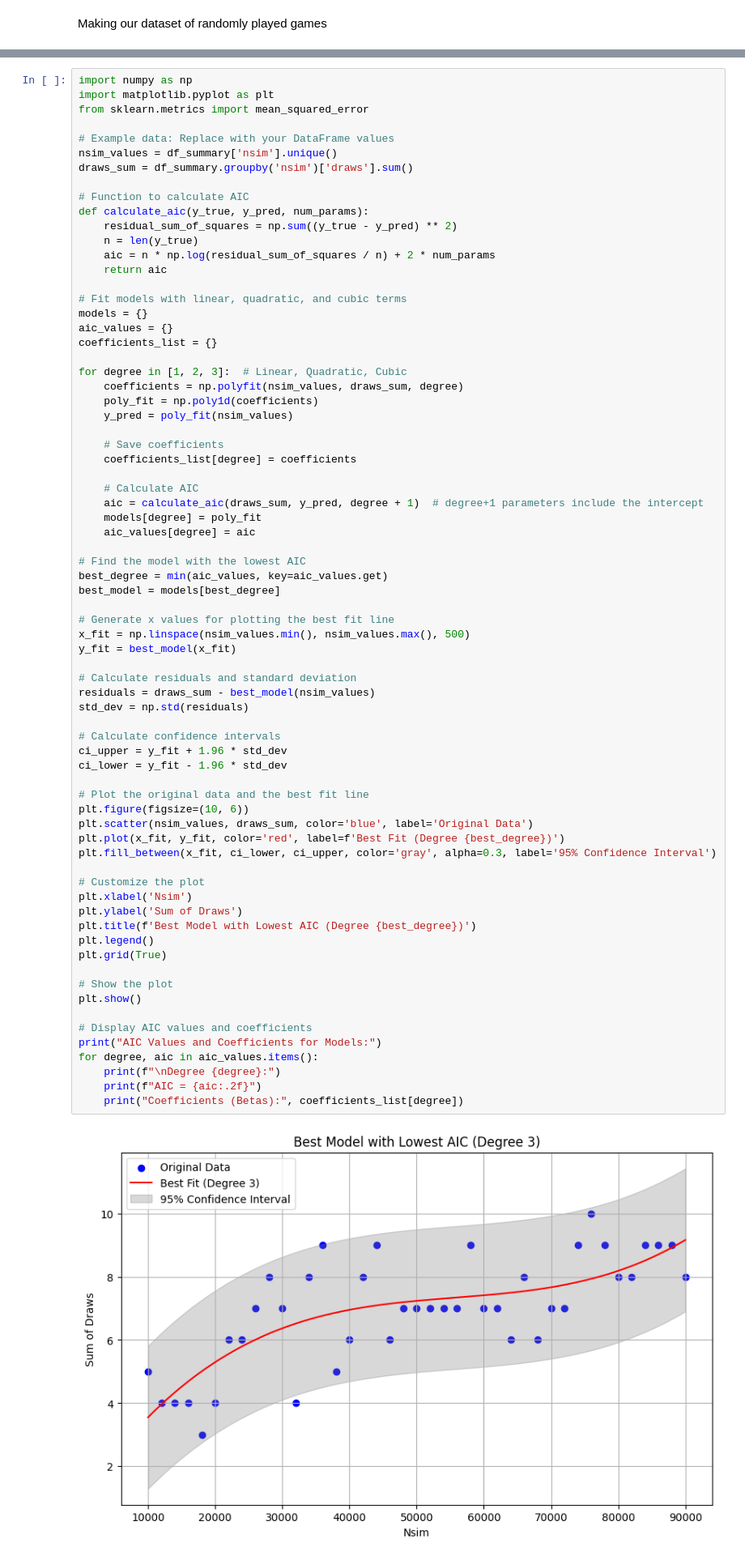
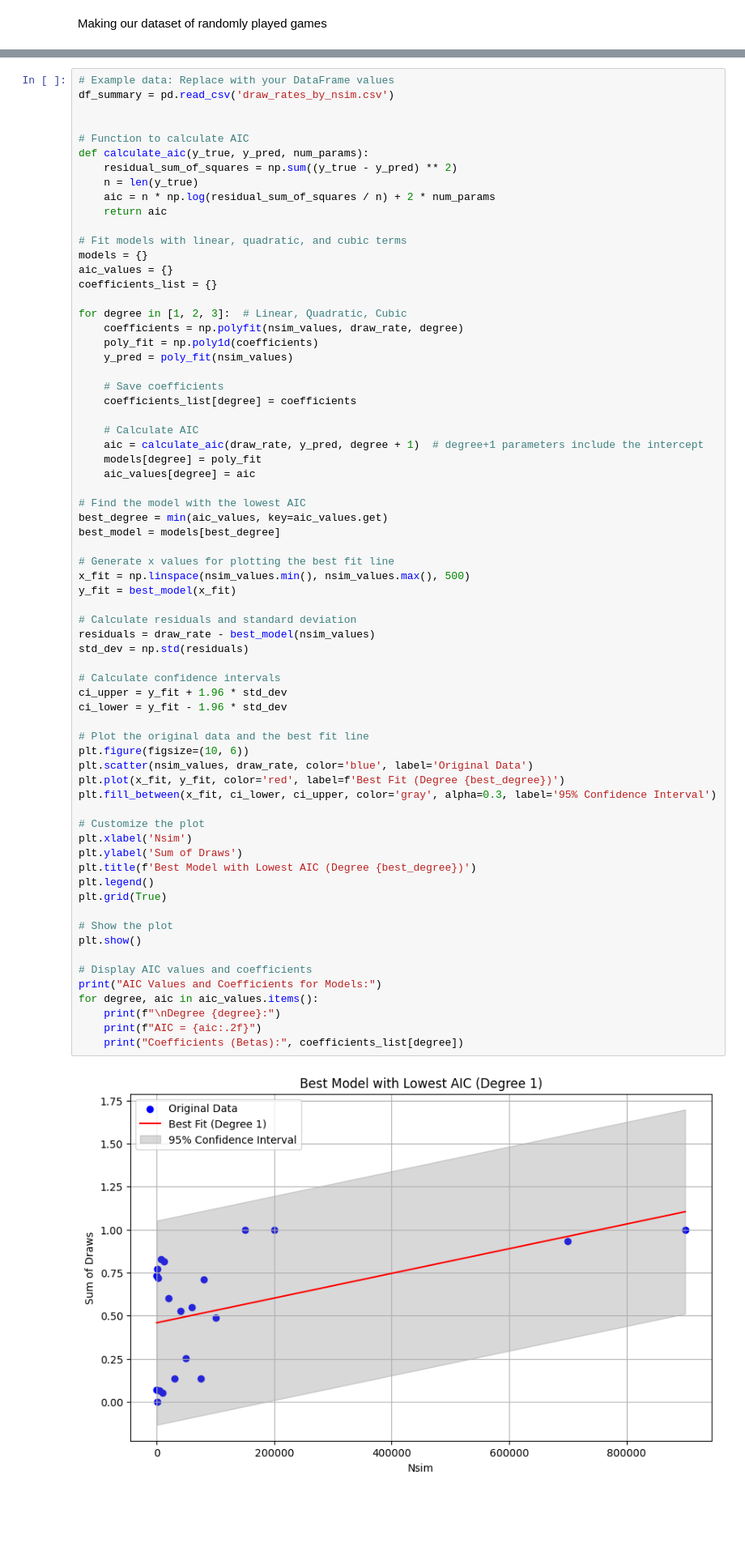
Before and after one commit to IanKeilman/TTTbot-, a Jupyter notebook: jic-jac-joe.ipynb, the cells around one changed output, grey strips where cells are left out. Shown: that part at 81% size. Drawn from its saved outputs; the diff is of its cells as text; blank space fills up the shorter version.

```diff
--- a/jic-jac-joe.ipynb
+++ b/jic-jac-joe.ipynb
@@ -814,11 +404,7 @@ Name: draws, dtype: int64
 # %%
-import numpy as np
-import matplotlib.pyplot as plt
-from sklearn.metrics import mean_squared_error
+# Example data: Replace with your DataFrame values
+df_summary = pd.read_csv('draw_rates_by_nsim.csv')
 
-# Example data: Replace with your DataFrame values
-nsim_values = df_summary['nsim'].unique()
-draws_sum = df_summary.groupby('nsim')['draws'].sum()
 
 # Function to calculate AIC
 def calculate_aic(y_true, y_pred, num_params):
@@ -833,7 +419,7 @@ aic_values = {}
 coefficients_list = {}
 
 for degree in [1, 2, 3]:  # Linear, Quadratic, Cubic
-    coefficients = np.polyfit(nsim_values, draws_sum, degree)
+    coefficients = np.polyfit(nsim_values, draw_rate, degree)
     poly_fit = np.poly1d(coefficients)
     y_pred = poly_fit(nsim_values)
 
@@ -841,7 +427,7 @@ for degree in [1, 2, 3]:  # Linear, Quadratic, Cubic
     coefficients_list[degree] = coefficients
 
     # Calculate AIC
-    aic = calculate_aic(draws_sum, y_pred, degree + 1)  # degree+1 parameters include the intercept
+    aic = calculate_aic(draw_rate, y_pred, degree + 1)  # degree+1 parameters include the intercept
     models[degree] = poly_fit
     aic_values[degree] = aic
 
@@ -854,37 +440,37 @@ x_fit = np.linspace(nsim_values.min(), nsim_values.max(), 500)
 y_fit = best_model(x_fit)
 
 # Calculate residuals and standard deviation
-residuals = draws_sum - best_model(nsim_values)
+residuals = draw_rate - best_model(nsim_values)
 std_dev = np.std(residuals)
 
 # Calculate confidence intervals
 ci_upper = y_fit + 1.96 * std_dev
 ci_lower = y_fit - 1.96 * std_dev
 
 # Plot the original data and the best fit line
 plt.figure(figsize=(10, 6))
-plt.scatter(nsim_values, draws_sum, color='blue', label='Original Data')
+plt.scatter(nsim_values, draw_rate, color='blue', label='Original Data')
 plt.plot(x_fit, y_fit, color='red', label=f'Best Fit (Degree {best_degree})')
 plt.fill_between(x_fit, ci_lower, ci_upper, color='gray', alpha=0.3, label='95% Confidence Interval')
 
 # Customize the plot
 plt.xlabel('Nsim')
 plt.ylabel('Sum of Draws')
 plt.title(f'Best Model with Lowest AIC (Degree {best_degree})')
 plt.legend()
 plt.grid(True)
 
 # Show the plot
 plt.show()
 
 # Display AIC values and coefficients
 print("AIC Values and Coefficients for Models:")
 for degree, aic in aic_values.items():
     print(f"\nDegree {degree}:")
     print(f"AIC = {aic:.2f}")
     print("Coefficients (Betas):", coefficients_list[degree])
 # %% [output]
-[figure, old version]
+[figure, new version]
 AIC Values and Coefficients for Models:
 
 Degree 1:
```
Also changed, not shown: parts of 21 cells of this notebook, 4 other files.
